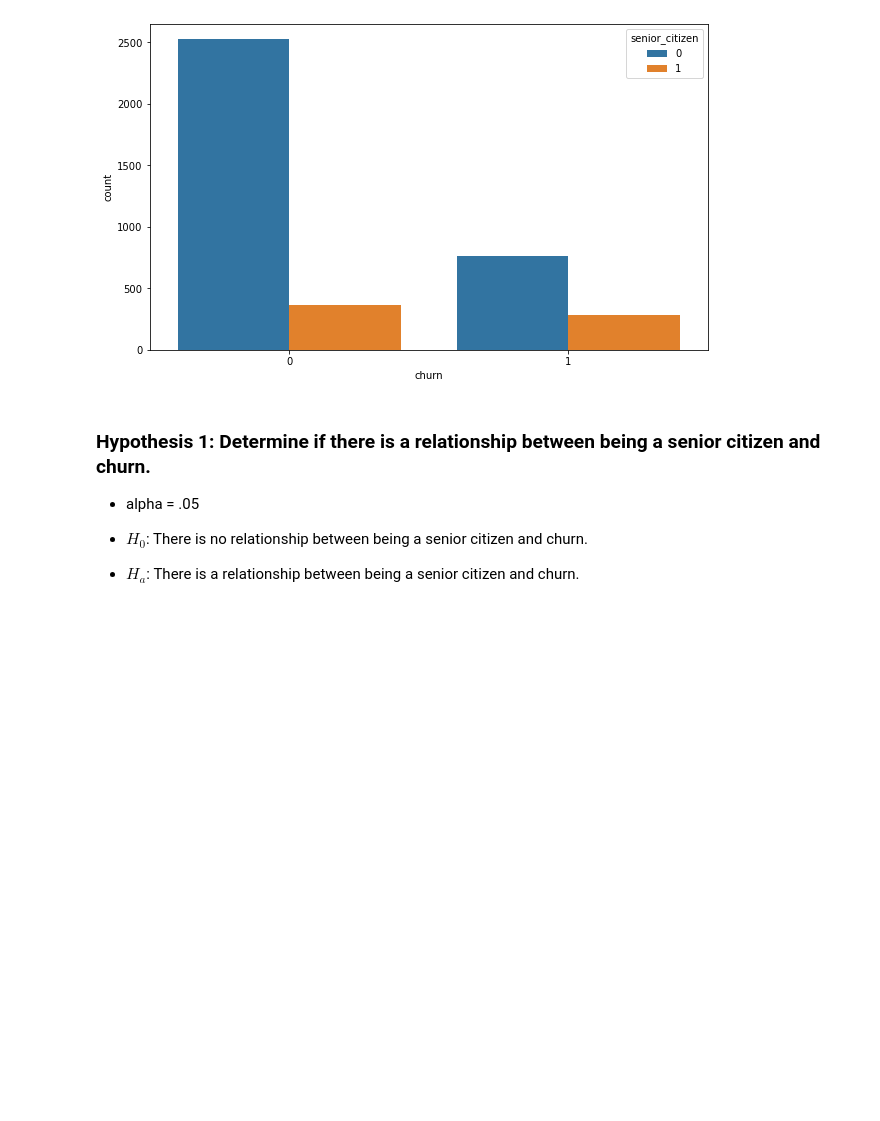
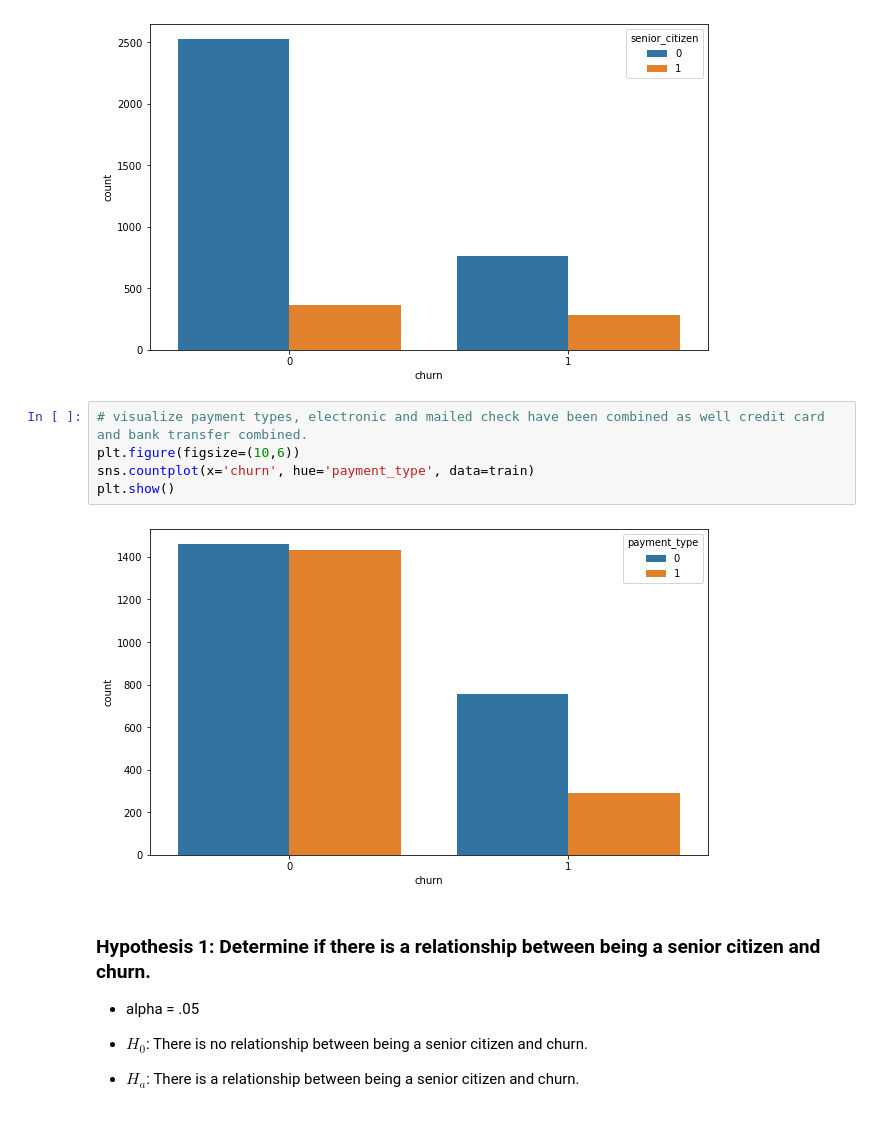
Before and after one commit to randyfrench/classification-project-telco, a Jupyter notebook: telco_churn_final.ipynb, the cells around one changed output. Cells and saved outputs as stored; diff of their text form; blank space fills up the shorter version.

```diff
--- a/telco_churn_final.ipynb
+++ b/telco_churn_final.ipynb
@@ -271,6 +288,13 @@ sns.countplot(x='churn', hue='senior_citizen', data=train)
 plt.show()
 # %% [output]
 [figure]
+# %%
+# visualize payment types, electronic and mailed check have been combined as well credit card and bank transfer combined.
+plt.figure(figsize=(10,6))
+sns.countplot(x='churn', hue='payment_type', data=train)
+plt.show()
+# %% [output]
+[figure, added]
 # %% [markdown]
 ### Hypothesis 1: Determine if there is a relationship between being a senior citizen and churn.
 - alpha = .05
```
Also changed, not shown: parts of 58 cells of this notebook, 4 other files.
